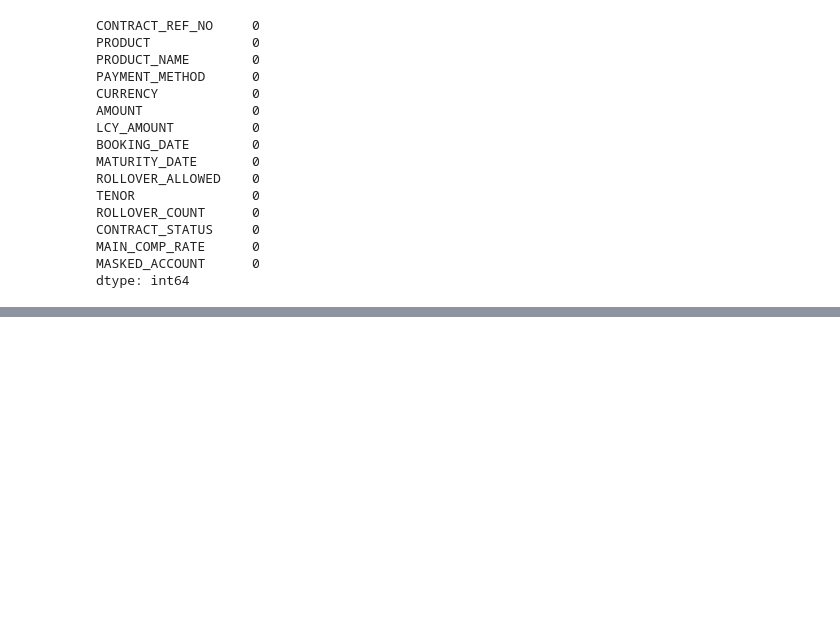
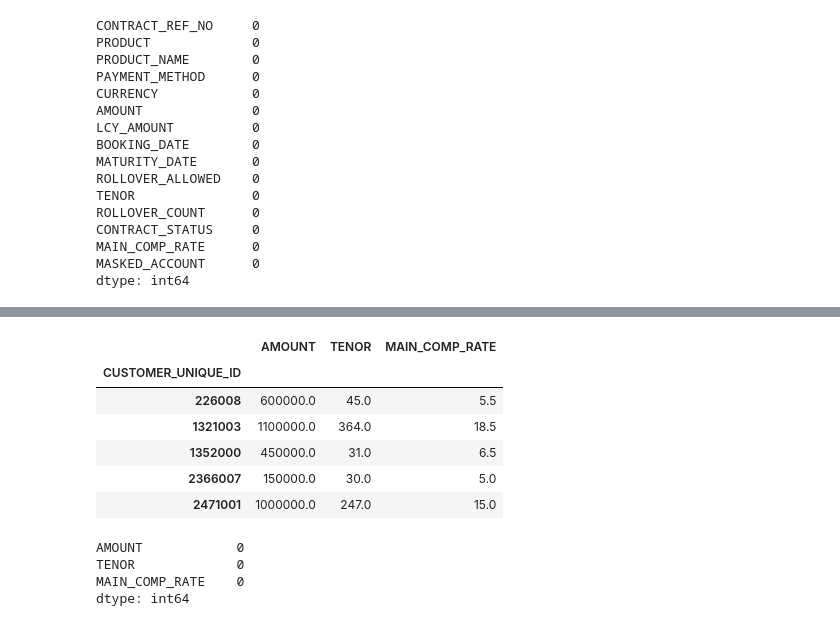
Before and after one commit to Ayanlola2002/Stutern, a Jupyter notebook: Stutern_Group_Task.ipynb, the cells around one changed output, grey strips where cells are left out. Saved outputs shown, nothing was run; the diff lists cells and outputs as text; code cells hidden in the pictures; blank space fills up the shorter version.

```diff
--- a/Stutern_Group_Task.ipynb
+++ b/Stutern_Group_Task.ipynb
@@ -556,3 +556,22 @@ all_investments.loc[747196003]
 # %%
 #Seeing from the above info that documents all investments per customer.taking the
 #mean investments of the customer will be a better options
+#convert each of maturity date and  booking date in days.find the difference.and while grouping by find the mean days
+all_investments=all_investments.groupby(all_investments.index).agg({'AMOUNT':'mean','TENOR':'mean','MAIN_COMP_RATE':'mean'})
+# %%
+all_investments.head()
+# %% [output]
+|  | AMOUNT | TENOR | MAIN_COMP_RATE |
+| CUSTOMER_UNIQUE_ID |  |  |  |
+| 226008 | 600000.0 | 45.0 | 5.5 |
+| 1321003 | 1100000.0 | 364.0 | 18.5 |
+| 1352000 | 450000.0 | 31.0 | 6.5 |
+| 2366007 | 150000.0 | 30.0 | 5.0 |
+| 2471001 | 1000000.0 | 247.0 | 15.0 |
+# %%
+all_investments.isnull().sum()
+# %% [output]
+AMOUNT            0
+TENOR             0
+MAIN_COMP_RATE    0
+dtype: int64
```
